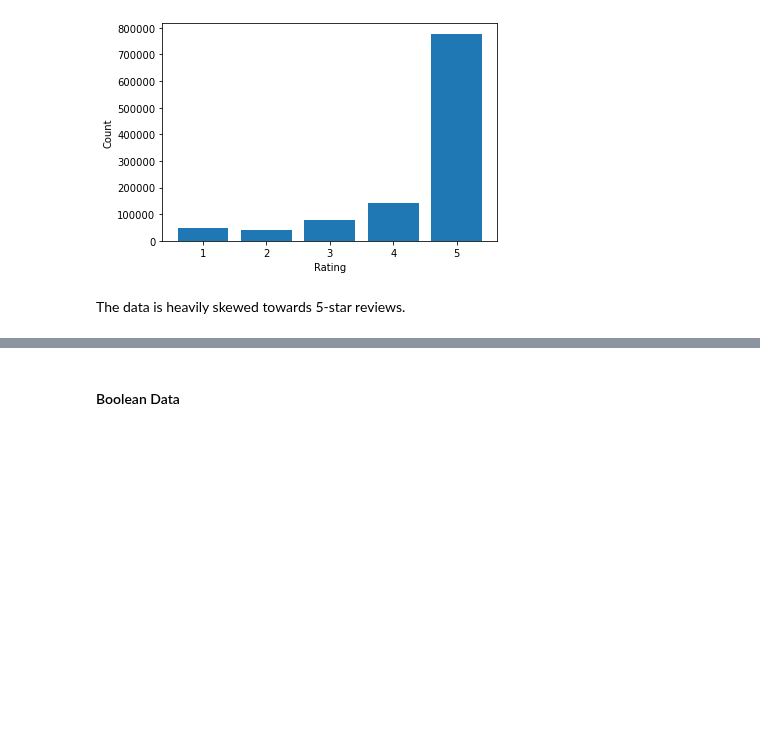
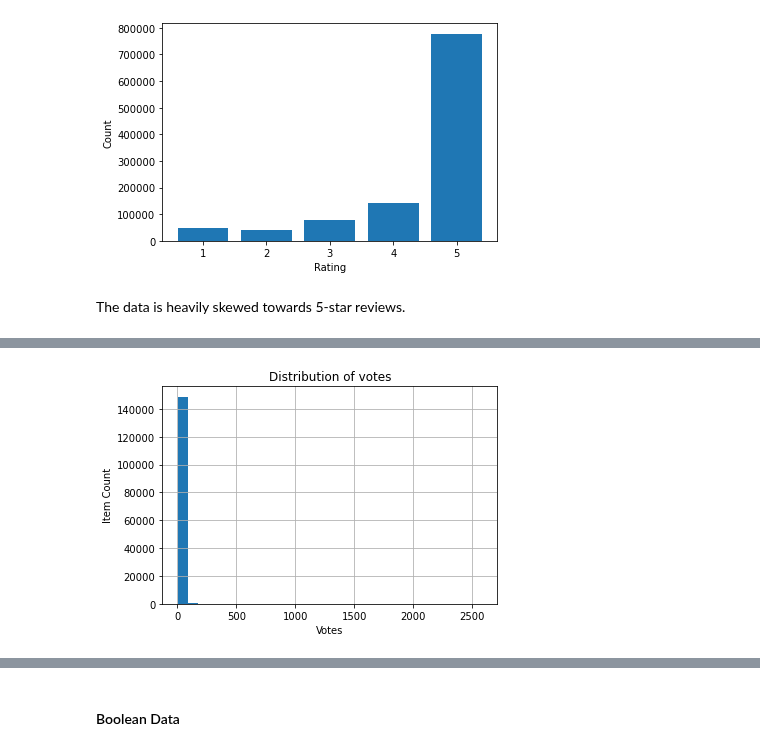
Before and after one commit to JasonCaldwellMBA/Grocery_Recommender, a Jupyter notebook: Notebooks/Exploratory_Data_Analysis.ipynb, the cells around one changed output, grey strips where cells are left out. Saved outputs shown, nothing was run; the diff lists cells and outputs as text; code cells hidden in the pictures; blank space fills up the shorter version.

```diff
--- a/Notebooks/Exploratory_Data_Analysis.ipynb
+++ b/Notebooks/Exploratory_Data_Analysis.ipynb
@@ -65,0 +124,9 @@ The data is heavily skewed towards 5-star reviews.
+# %%
+# vote has a wide standard deviation and is also highly skewed.
+df.vote.hist(bins=30)
+plt.xlabel('Votes')
+plt.ylabel('Item Count')
+plt.title('Distribution of votes')
+plt.show()
+# %% [output]
+[figure, added]
```
Also changed, not shown: parts of 26 cells of this notebook.
